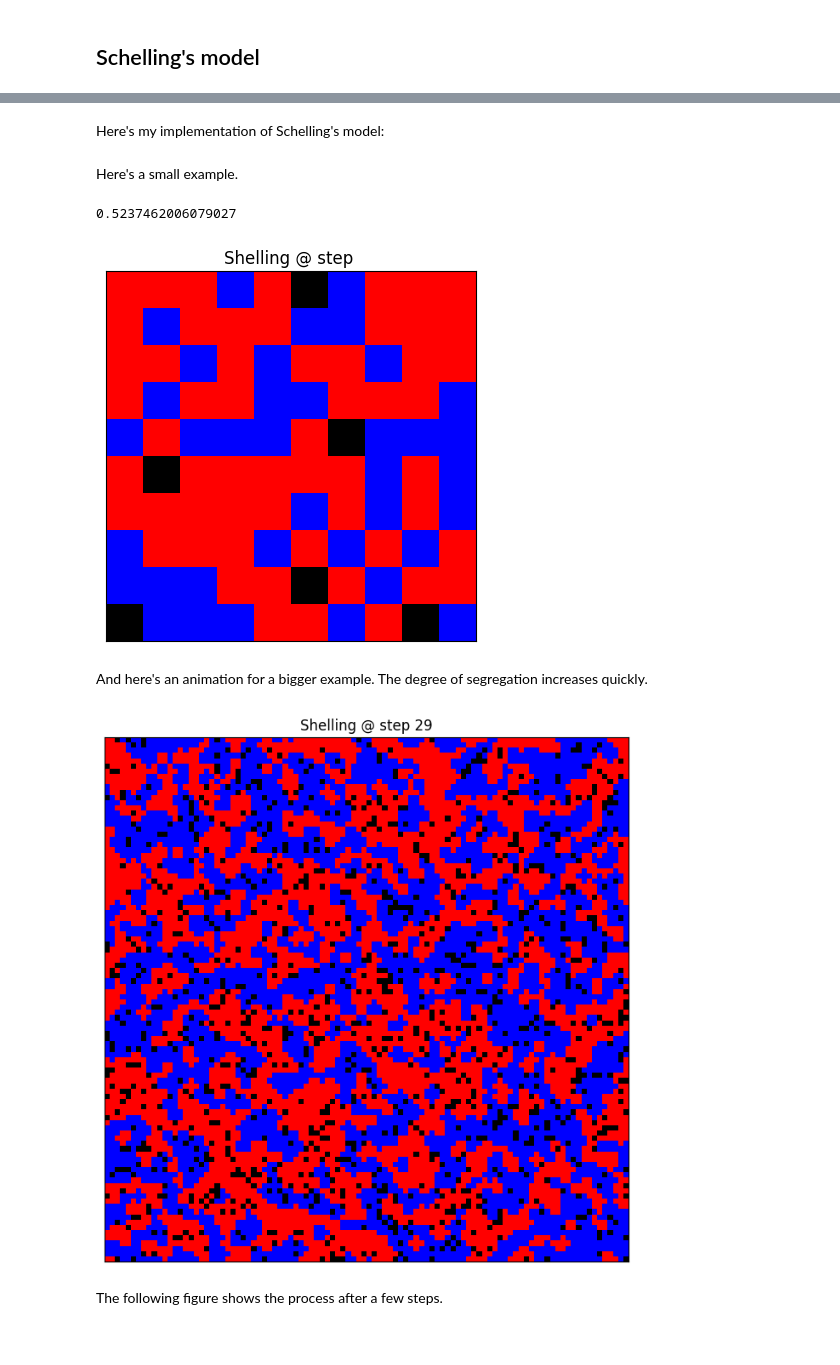
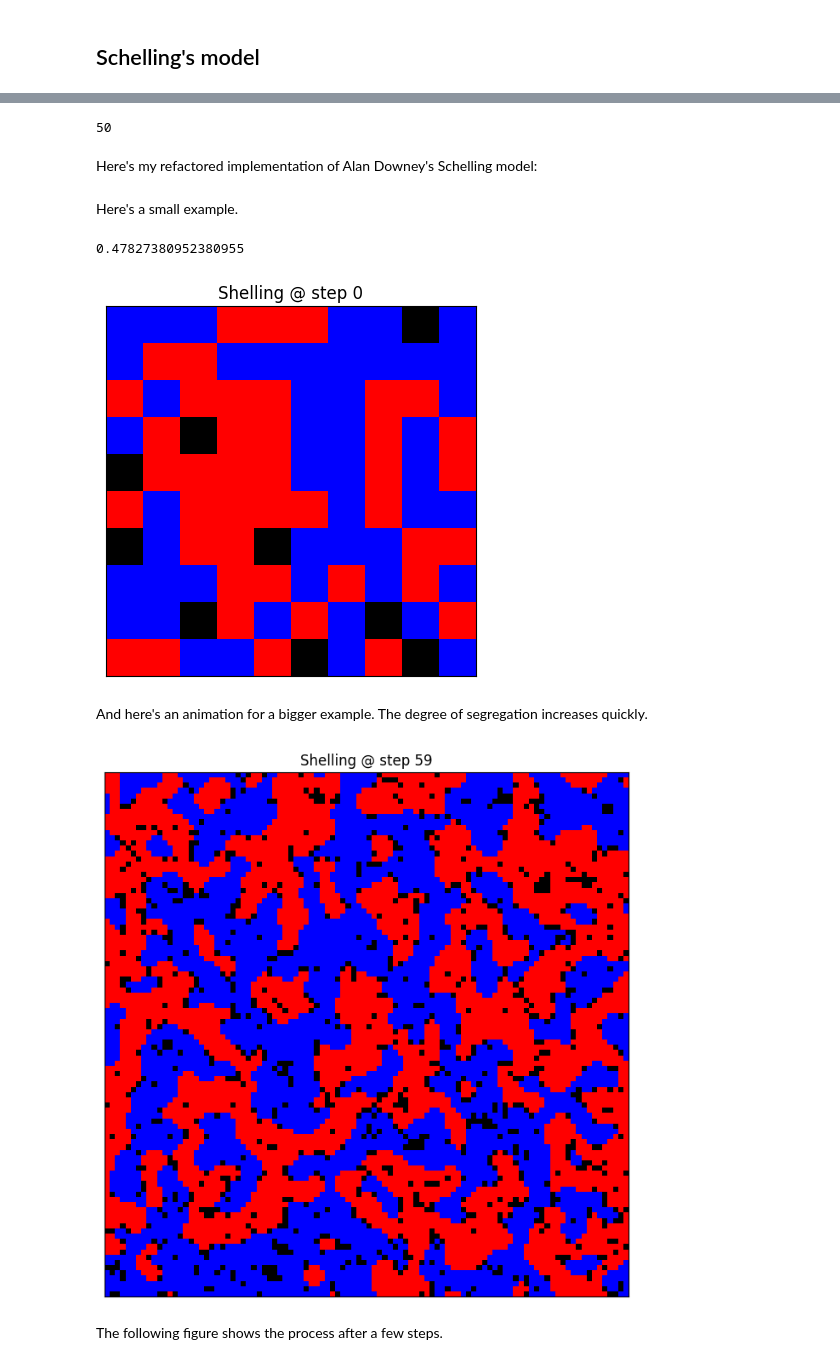
Before and after one commit to zhdavidlu/cap-comp215, a Jupyter notebook: lessons/chap11.ipynb, the cells around one changed output, grey strips where cells are left out. Cells and saved outputs as stored; diff of their text form; code cells hidden in the pictures.

Commit message:
re-factor Schelling model

```diff
--- a/lessons/chap11.ipynb
+++ b/lessons/chap11.ipynb
@@ -110,11 +120,22 @@ class Animation2D:
-# %%
-def locs_where(condition):
-    """Find cells where a logical array is True.
-
-    condition: logical array
-
-    returns: list of location tuples
-    """
-    return list(zip(*np.nonzero(condition)))
+# %%
+def locs_where(condition):
+    """
+    Return list of (x,y) cell coordinates where the given array is Truthy.
+
+    :param condition: array that is Truthy for cells whose coordinates should be included.
+    """
+    return list(zip(*np.nonzero(condition)))
+
+
+def randomized(sequence):
+    """ Generator for a randomized version of the given sequence. """
+    n = len(sequence)
+    for r in random.sample(range(n), n):
+        yield sequence[r]
+# %%
+v = np.ones(10, dtype=np.int8) * 5
+np.sum(v)
+# %% [output]
+50
 # %% [markdown]
-Here's my implementation of Schelling's model:
+Here's my refactored implementation of Alan Downey's Schelling model:
@@ -232,21 +269,21 @@ class Schelling:
 # %% [markdown]
 Here's a small example.
 # %%
-grid = Schelling(n=10, p=0.3)
-grid.draw()
-grid.segregation()
+model = Schelling(n=10, p=0.3)
+model.draw(step=0)
+model.segregation()
 # %% [output]
-0.5237462006079027
+0.47827380952380955
-[figure, old version]
+[figure, new version]
 # %% [markdown]
 And here's an animation for a bigger example.
 The degree of segregation increases quickly.
 # %%
-model = Schelling(n=100, p=0.3)
-anim = Animation2D(model, frames=30)
+model = Schelling(n=100, p=0.5)
+anim = Animation2D(model, frames=60)
 anim.animate()
 # %% [output]
-[figure, old version]
+[figure, new version]
 # %% [markdown]
 The following figure shows the process after a few steps.
 # %%
```
Also changed, not shown: parts of 8 cells of this notebook.
